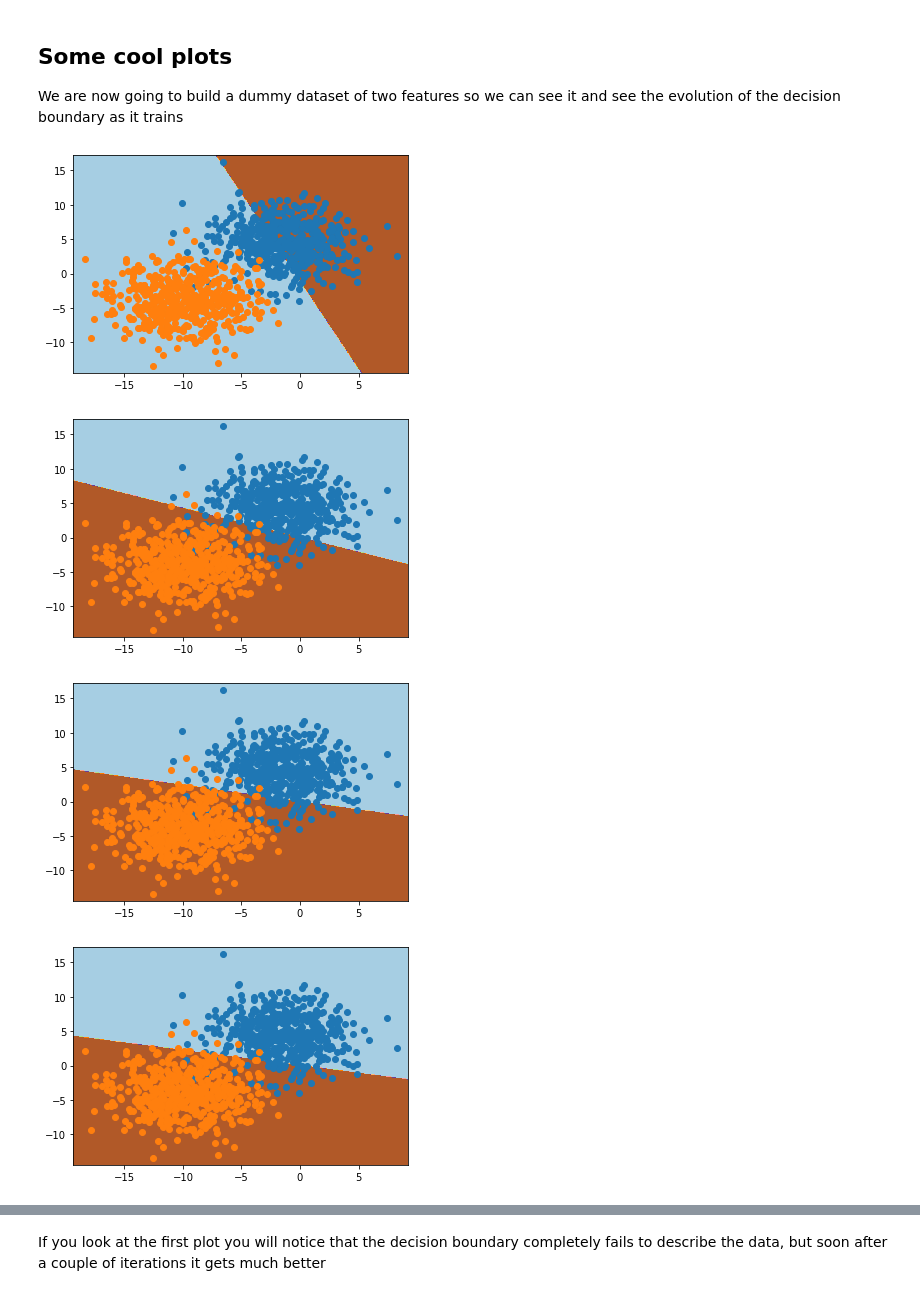
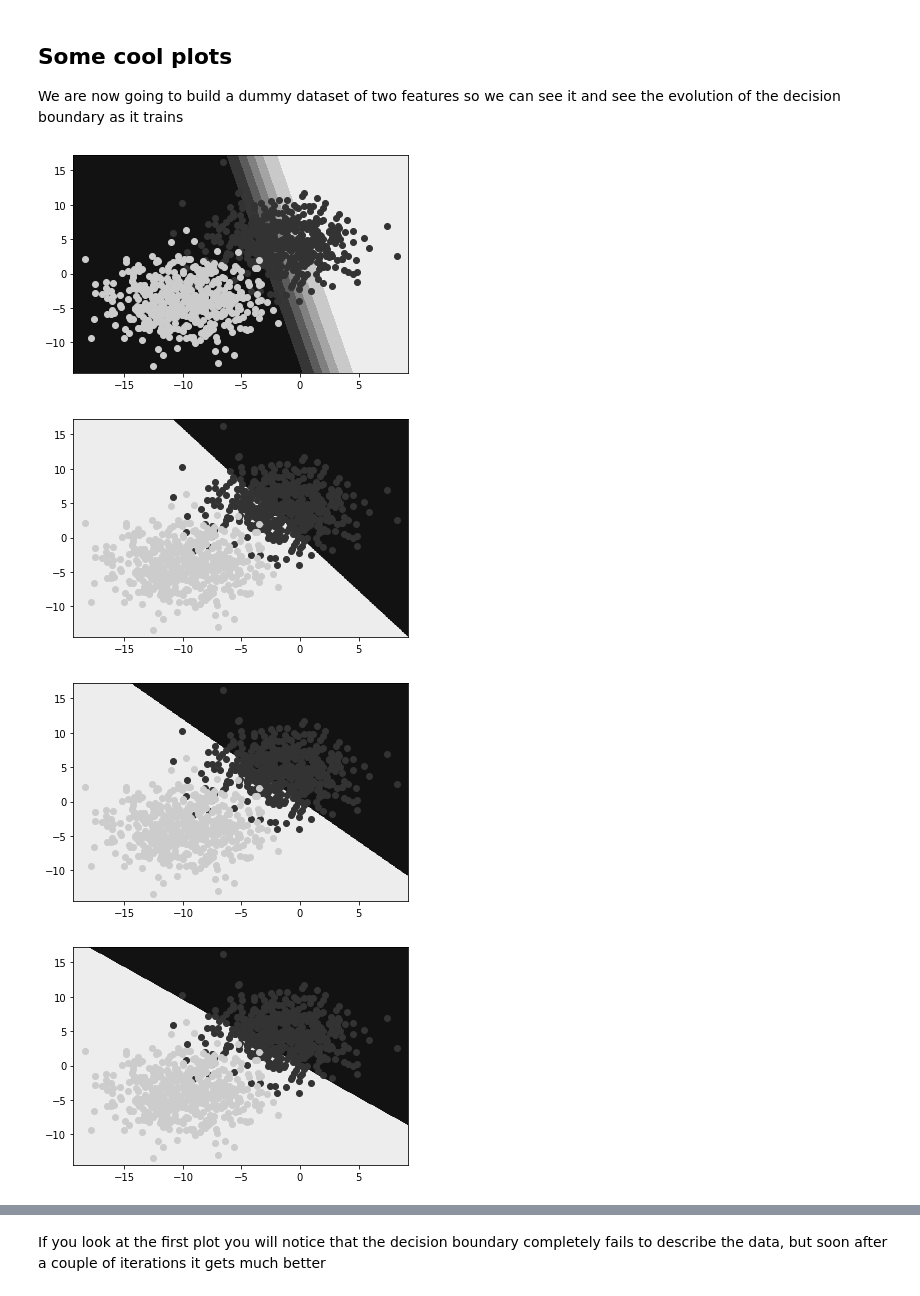
Before and after one commit to mahmoudyusof/weekly_competition, a Jupyter notebook: digit_recognition/Logistic Regression.ipynb, the cells around one changed output, grey strips where cells are left out. Drawn from its saved outputs; the diff is of its cells as text; code cells hidden in the pictures.

Commit message:
fixing visuals

```diff
--- a/digit_recognition/Logistic Regression.ipynb
+++ b/digit_recognition/Logistic Regression.ipynb
@@ -285,54 +285,51 @@ If you look at the documentation you will see that the smaller the `C` parameter
 ## Some cool plots
 We are now going to build a dummy dataset of two features so we can see it and see the evolution of the decision boundary as it trains
 # %%
-from numpy import where
-from numpy import meshgrid
-from numpy import arange
-from numpy import hstack
-from sklearn.datasets import make_blobs, make_moons, make_circles
+from sklearn.datasets import make_blobs
 # generate dataset
 X, y = make_blobs(n_samples=1000, centers=2, n_features=2, random_state=1, cluster_std=3)
 # define bounds of the domain
 min1, max1 = X[:, 0].min()-1, X[:, 0].max()+1
 min2, max2 = X[:, 1].min()-1, X[:, 1].max()+1
 # define the x and y scale
 x1grid = np.arange(min1, max1, 0.1)
 x2grid = np.arange(min2, max2, 0.1)
 # create all of the lines and rows of the grid
 xx, yy = np.meshgrid(x1grid, x2grid)
 # flatten each grid to a vector
 r1, r2 = xx.flatten(), yy.flatten()
 r1, r2 = r1.reshape((len(r1), 1)), r2.reshape((len(r2), 1))
 # horizontal stack vectors to create x1,x2 input for the model
 grid = np.hstack((r1,r2))
 
 W = np.random.rand(X.shape[1])
 b = np.random.rand(1)
 alpha = 0.1
-epochs = 80
+epochs = 4
+
+colors = ["#333333", "#cccccc"]
 
 for i in range(epochs):
 
     h = hypothesis(X, W, b)
-    if i % 10 == 0:
-        yhat = hypothesis(grid, W, b)
-        yhat = yhat >= 0.5
-        zz = yhat.reshape(xx.shape)
-        # plot the grid of x, y and z values as a surface
-        plt.contourf(xx, yy, zz, cmap='Paired')
-        # create scatter plot for samples from each class
-        for class_value in range(2):
-            # get row indexes for samples with this class
-            row_ix = where(y == class_value)
-            # create scatter of these samples
-            plt.scatter(X[row_ix, 0], X[row_ix, 1], cmap='Paired')
-        # show the plot
-        plt.show()
+
+    yhat = hypothesis(grid, W, b)
+    zz = yhat.reshape(xx.shape)
+    # plot the grid of x, y and z values as a surface
+    plt.contourf(xx, yy, zz, cmap="gray")
+    # create scatter plot for samples from each class
+    for class_value in range(2):
+        # get row indexes for samples with this class
+        row_ix = np.where(y == class_value)
+        # create scatter of these samples
+        plt.scatter(X[row_ix, 0], X[row_ix, 1], c=colors[class_value])
+    # show the plot
+    plt.show()
 
     W -= alpha * np.dot(X.T, (h - y))
     b -= alpha * (h - y).mean()
 # %% [output]
-[figure, old version]
+[figure, new version]
-[figure, old version]
+[figure, new version]
-[figure, old version]
+[figure, new version]
-[figure, old version]
+[figure, new version]
```
Also changed, not shown: parts of 10 cells of this notebook.
